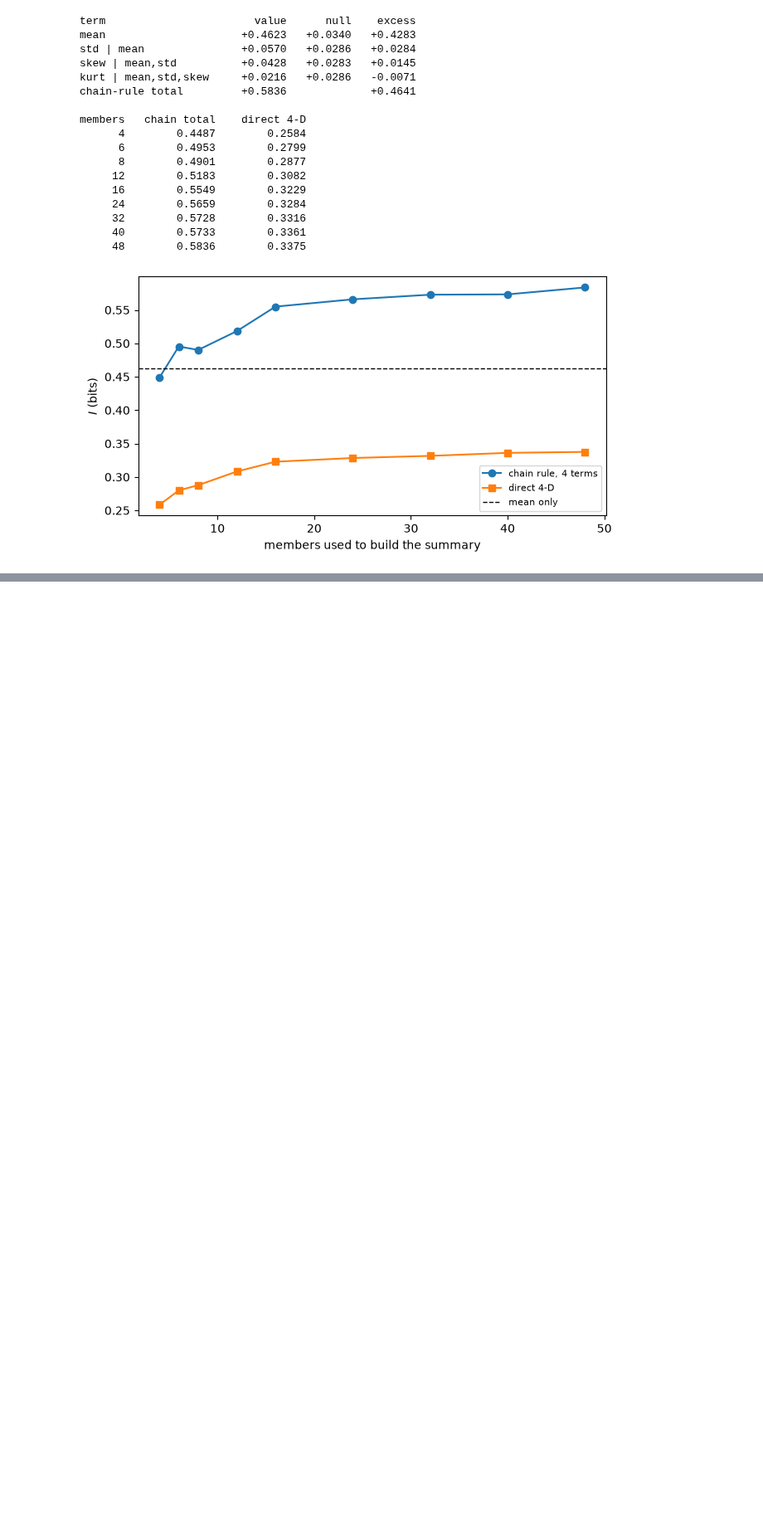
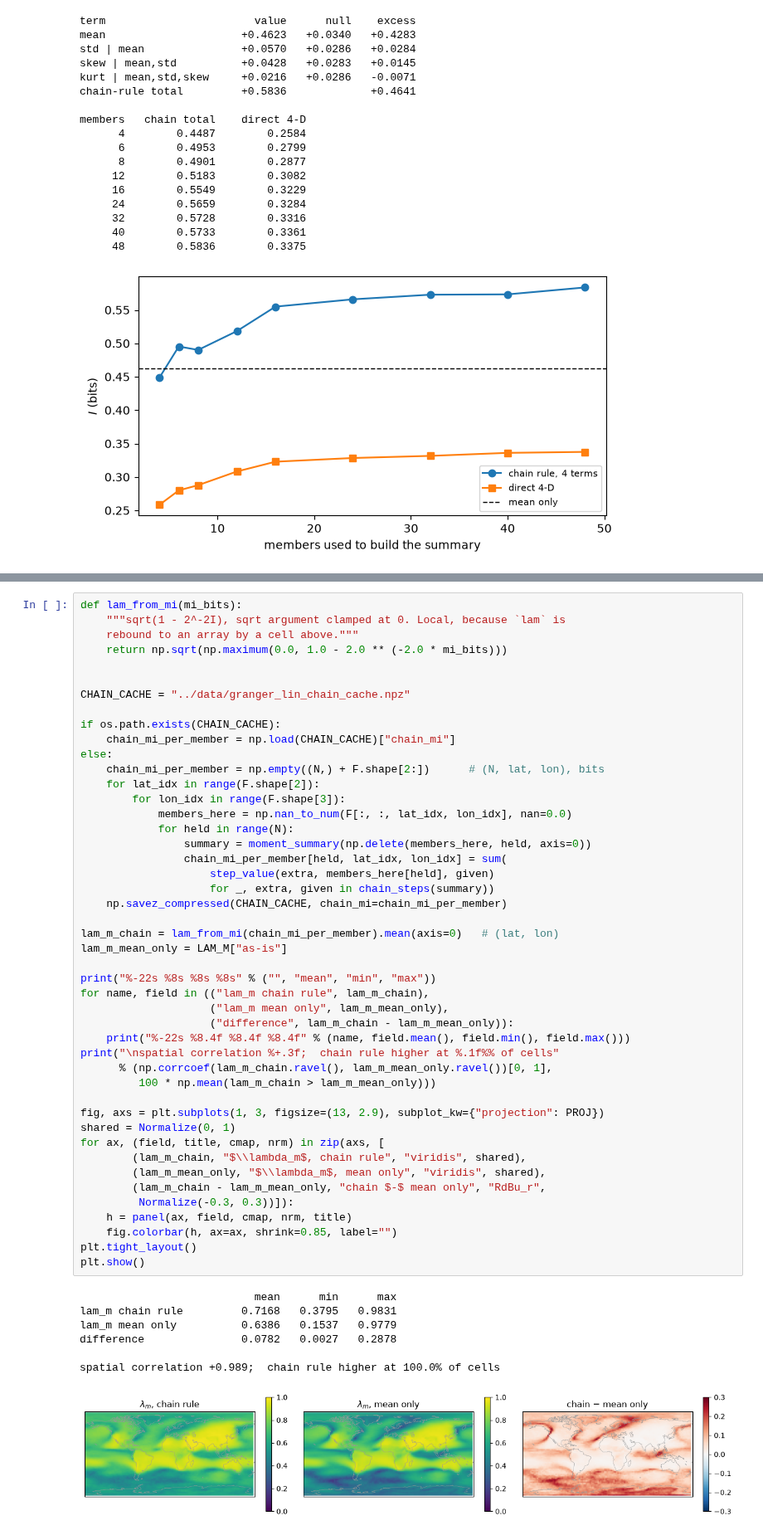
Before and after one commit to jaspercjp/information-snp, a Jupyter notebook: notebooks/granger_lin_lambda_m.ipynb, the cells around one changed output, grey strips where cells are left out. Shown at 83% size. Cells and saved outputs as stored; diff of their text form; blank space fills up the shorter version.

```diff
--- a/notebooks/granger_lin_lambda_m.ipynb
+++ b/notebooks/granger_lin_lambda_m.ipynb
@@ -659,0 +667,54 @@ members   chain total    direct 4-D
+# %%
+def lam_from_mi(mi_bits):
+    """sqrt(1 - 2^-2I), sqrt argument clamped at 0. Local, because `lam` is
+    rebound to an array by a cell above."""
+    return np.sqrt(np.maximum(0.0, 1.0 - 2.0 ** (-2.0 * mi_bits)))
+
+
+CHAIN_CACHE = "../data/granger_lin_chain_cache.npz"
+
+if os.path.exists(CHAIN_CACHE):
+    chain_mi_per_member = np.load(CHAIN_CACHE)["chain_mi"]
+else:
+    chain_mi_per_member = np.empty((N,) + F.shape[2:])      # (N, lat, lon), bits
+    for lat_idx in range(F.shape[2]):
+        for lon_idx in range(F.shape[3]):
+            members_here = np.nan_to_num(F[:, :, lat_idx, lon_idx], nan=0.0)
+            for held in range(N):
+                summary = moment_summary(np.delete(members_here, held, axis=0))
+                chain_mi_per_member[held, lat_idx, lon_idx] = sum(
+                    step_value(extra, members_here[held], given)
+                    for _, extra, given in chain_steps(summary))
+    np.savez_compressed(CHAIN_CACHE, chain_mi=chain_mi_per_member)
+
+lam_m_chain = lam_from_mi(chain_mi_per_member).mean(axis=0)   # (lat, lon)
+lam_m_mean_only = LAM_M["as-is"]
+
+print("%-22s %8s %8s %8s" % ("", "mean", "min", "max"))
+for name, field in (("lam_m chain rule", lam_m_chain),
+                    ("lam_m mean only", lam_m_mean_only),
+                    ("difference", lam_m_chain - lam_m_mean_only)):
+    print("%-22s %8.4f %8.4f %8.4f" % (name, field.mean(), field.min(), field.max()))
+print("\nspatial correlation %+.3f;  chain rule higher at %.1f%% of cells"
+      % (np.corrcoef(lam_m_chain.ravel(), lam_m_mean_only.ravel())[0, 1],
+         100 * np.mean(lam_m_chain > lam_m_mean_only)))
+
+fig, axs = plt.subplots(1, 3, figsize=(13, 2.9), subplot_kw={"projection": PROJ})
+shared = Normalize(0, 1)
+for ax, (field, title, cmap, nrm) in zip(axs, [
+        (lam_m_chain, "$\\lambda_m$, chain rule", "viridis", shared),
+        (lam_m_mean_only, "$\\lambda_m$, mean only", "viridis", shared),
+        (lam_m_chain - lam_m_mean_only, "chain $-$ mean only", "RdBu_r",
+         Normalize(-0.3, 0.3))]):
+    h = panel(ax, field, cmap, nrm, title)
+    fig.colorbar(h, ax=ax, shrink=0.85, label="")
+plt.tight_layout()
+plt.show()
+# %% [output]
+                           mean      min      max
+lam_m chain rule         0.7168   0.3795   0.9831
+lam_m mean only          0.6386   0.1537   0.9779
+difference               0.0782   0.0027   0.2878
+
+spatial correlation +0.989;  chain rule higher at 100.0% of cells
+[figure, added]
```
Also changed, not shown: parts of 1 cell of this notebook, 1 other file.
